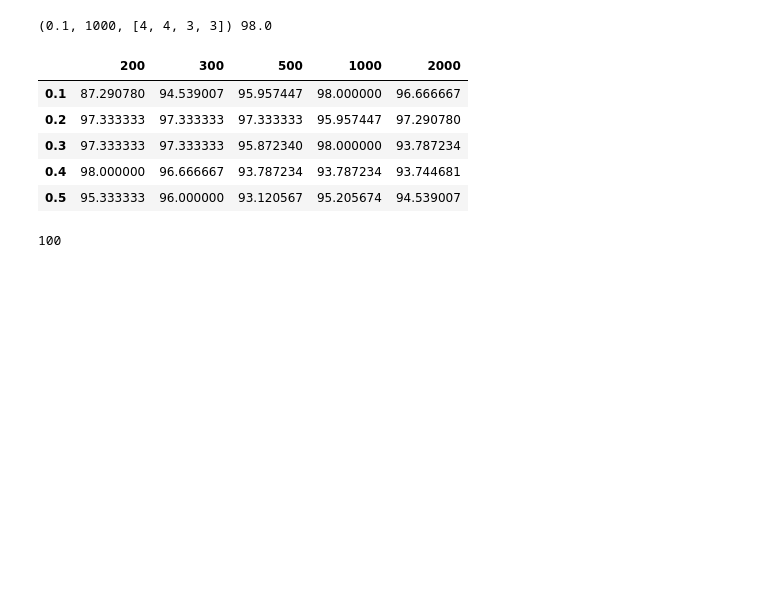
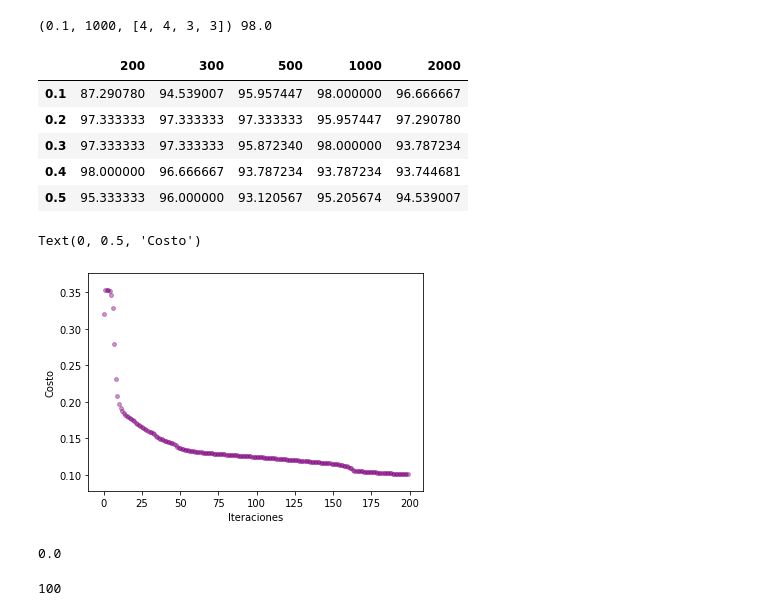
Before and after one commit to juan1t0/Topicos_IA, a Jupyter notebook: perceptron/mlp.ipynb, the cells around one changed output. Saved outputs shown, nothing was run; the diff lists cells and outputs as text; code cells hidden in the pictures; blank space fills up the shorter version.

```diff
--- a/perceptron/mlp.ipynb
+++ b/perceptron/mlp.ipynb
@@ -124,7 +124,7 @@ def Save_Folds(folds, name, file='/', delt='\t', classes=2):
 Save_Folds(raw_folds,'enf_cardiaca','folds/',',',num_classes)
 # %%
 def Sigmoidal(x):
-    return 1.0 / (1+np.exp(-x))
+    return 1.0 / (1.0+np.exp(-x))
 
 def Derivada_Sigmoidal(x):
     return x * (1.0 - x)
@@ -134,12 +134,11 @@ def Calcular_Funcion_Costo(y_p, y):
 #     print ('a',a)
     b = a * y
 #     print ('b',b)
-#     loss = b.sum(axis=1).mean()
     loss = b.mean()
     return loss
 
 def Calcular_Accuracy(X, Y, W):
-    y_predict = Sigmoidal(X, W).round()#np.rint(Sigmoidal(X, Theta))
+    y_predict = Sigmoidal(X, W).round()
     count = 0
     for y in (Y-y_predict):
         if 1 not in y:
@@ -155,12 +154,13 @@ def Forward(X, weights, activations):
         activations[i+1] = A
     return A, activations
 
-def Backward(y_p, y, activations, weights, learning):
+def Backward(y_p, y, activations, weights, learning,loss):
     delta = (y_p - y) * Derivada_Sigmoidal(activations[-1])
     for i in range(1,len(weights)+1):
         a = activations[-i-1].reshape(activations[-i-1].shape[0],-1)
         d = delta.reshape(delta.shape[0],-1).T
-        weights[-i] -= learning *(np.dot(a,d))#/bach_size
+
+        weights[-i] -= learning *(np.dot(a,d))
         dd = Derivada_Sigmoidal(activations[-i-1])
         delta = dd * np.dot(delta,weights[-i].T)
     return weights
@@ -171,8 +171,9 @@ def Gradiente_Descendiente(X, Y, weights, iteraciones, learning, activations):
         cost = 0
         for j,x in enumerate(X):
             y_p, activation = Forward(x, weights, activations)
-            cost += Calcular_Funcion_Costo(y_p,Y[j])
-            weights = Backward(y_p, Y[j], activations, weights, learning)
+            c = Calcular_Funcion_Costo(y_p,Y[j])
+            cost += c
+            weights = Backward(y_p, Y[j], activations, weights, learning,c)
         costos[i] = cost / (len(X))
     return weights, costos
 # %%
@@ -389,6 +302,23 @@ df1
 | 0.3 | 97.333333 | 97.333333 | 95.872340 | 98.000000 | 93.787234 |
 | 0.4 | 98.000000 | 96.666667 | 93.787234 | 93.787234 | 93.744681 |
 | 0.5 | 95.333333 | 96.000000 | 93.120567 | 95.205674 | 94.539007 |
+# %%
+train_X, train_Y, test_X, test_Y = Get_train_test_sets(namefold, 1, k=num_folds, deli=',')
+layers = [train_X.shape[1]]+[4,3]+[train_Y.shape[1]]
+weigths = Generar_Pesos(layers)
+activations = Generar_Activaciones(layers)
+new_Weigths, costos = Gradiente_Descendiente(train_X, train_Y, weigths, 200, 0.4, activations)
+# %%
+plt.scatter(np.arange(200),costos, s=15,c='purple',alpha=0.4)
+plt.xlabel('Iteraciones')
+plt.ylabel('Costo')
+# %% [output]
+Text(0, 0.5, 'Costo')
+[figure, added]
+# %%
+Calcular_Accuracy(test_X,test_Y,new_Weigths,activations)
+# %% [output]
+0.0
 # %%
 num_folds = 3
 num_hidden_layers = [1,2,3,4]
```
Also changed, not shown: parts of 21 cells of this notebook.
